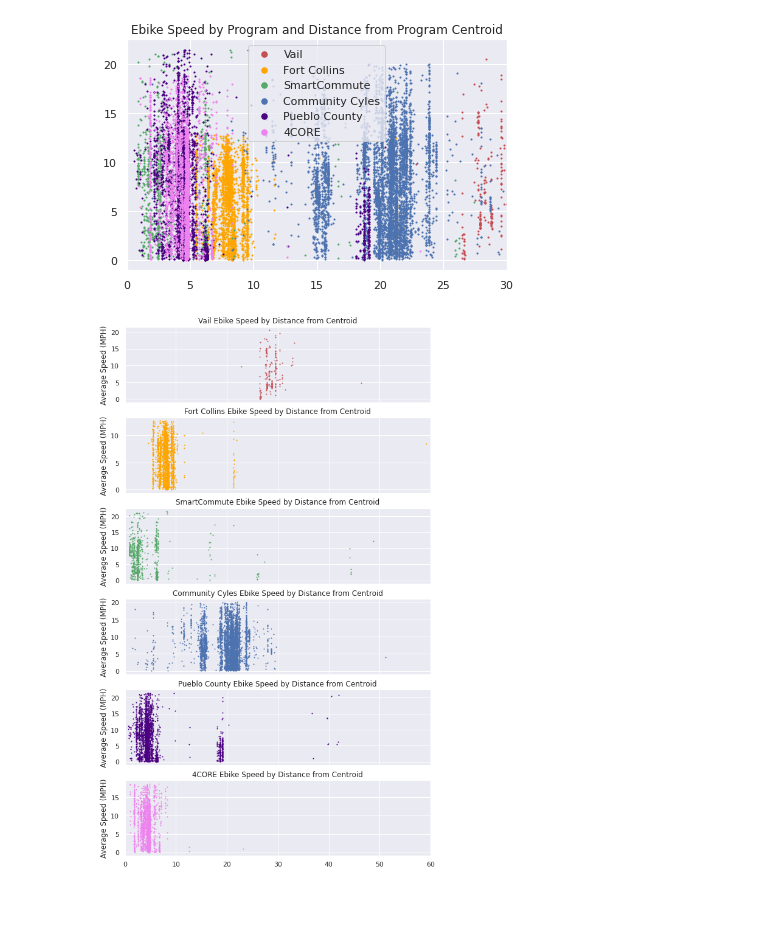
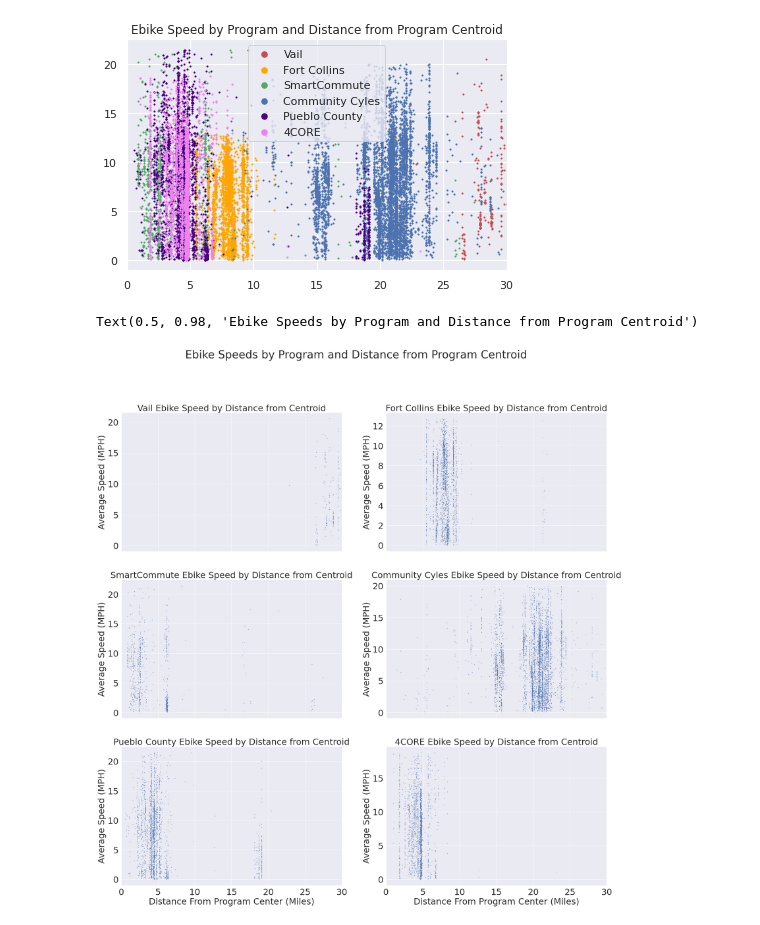
Before and after one commit to max-hanrahan/em-public-dashboard, a Jupyter notebook: viz_scripts/Speed_and_demographics.ipynb, the cells around one changed output. Cells and saved outputs as stored; diff of their text form; code cells hidden in the pictures.

```diff
--- a/viz_scripts/Speed_and_demographics.ipynb
+++ b/viz_scripts/Speed_and_demographics.ipynb
@@ -311,11 +326,10 @@ def df_from_program(program):
 def program_centroid(program):
     from geopy import distance # calculate distance between two latlongs
     program_df = df_from_program(program)
-    start_loc_list = program_df['start_loc'].to_numpy() # array of all start locations
+    start_loc_list = program_df['start_loc'] # series of all start locations
 
     # change all the start_loc's to arrays of numbers in this for loop
-    for i in range(len(start_loc_list)):
-        start_loc_list[i] = np.flipud(list(start_loc_list[i].values())[1]) # todo: weird. make less hacky if there's time
+    start_loc_list = locs_to_arrays(start_loc_list)
 
     # find centroid of all points for a program
     from shapely.geometry import MultiPoint
@@ -748,9 +714,15 @@ def six_by_one_subplot(ax, num, mode, program, program_name, color, min_miles =
 
     speed_df = df.groupby("dist_from_program_com").agg({'avg_speed': ['mean']},) # average those avg speeds for city proximity
     ax[num].scatter(df['dist_from_program_com'], df['avg_speed'], c = color, s = 1, label  = program_name)
-    ax[num].set_title(f'{program_name} Ebike Speed by Distance from Centroid')
-    ax[num].set_ylabel('Average Speed (MPH)')
-    plt.xlim(min_miles, max_miles)
+    ax[num].set_title(f'{program_name} Ebike Speed by Distance from Centroid', size = 32)
+    ax[num].set_ylabel('Average Speed (MPH)', size = 32)
+    ax[4].set_xlabel('Distance From Program Center (Miles)', size  =  32)
+    ax[5].set_xlabel('Distance From Program Center (Miles)', size  =  32)
+
+    ax[num].set_xlim(0,max_miles)
+
+    ax[num].tick_params(axis='x', labelsize=32)
+    ax[num].tick_params(axis='y', labelsize=32)
 # %%
 prog_names = ['Vail', 'Fort Collins', 'SmartCommute', 'Community Cyles', 'Pueblo County', '4CORE']
 prog_keys = ['vail', 'fc_', 'sc_', 'cc_', 'pc_', '4c_']
@@ -769,14 +742,18 @@ plt.show()
 # %% [output]
 [figure]
 # %%
+plt.clf()
+%matplotlib inline
 # example of how to use six_by_one_subplot
-fig, ax = plt.subplots(6, 1, sharex = True, figsize = (9, 16))
+fig, ax = plt.subplots(3, 2, sharex = True, figsize = (32, 32))
 ax = ax.ravel()
-
+colors = ['b']*6
 for i in range(len(ax)):
-    six_by_one_subplot(ax, i, 'ebike', prog_keys[i], prog_names[i], colors[i], max_miles = 60)
+    six_by_one_subplot(ax, i, 'ebike', prog_keys[i], prog_names[i], colors[i], max_miles = 30)
+plt.suptitle('Ebike Speeds by Program and Distance from Program Centroid', size = 40)
 # %% [output]
+Text(0.5, 0.98, 'Ebike Speeds by Program and Distance from Program Centroid')
-[figure, old version]
+[figure, new version]
 # %%
 %matplotlib notebook
 %matplotlib notebook
```
Also changed, not shown: parts of 26 cells of this notebook.
